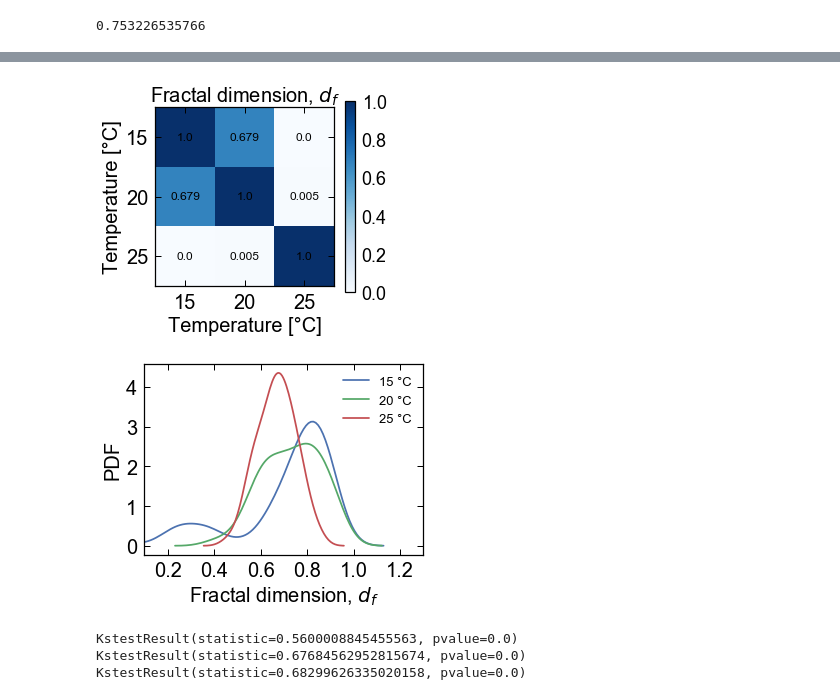
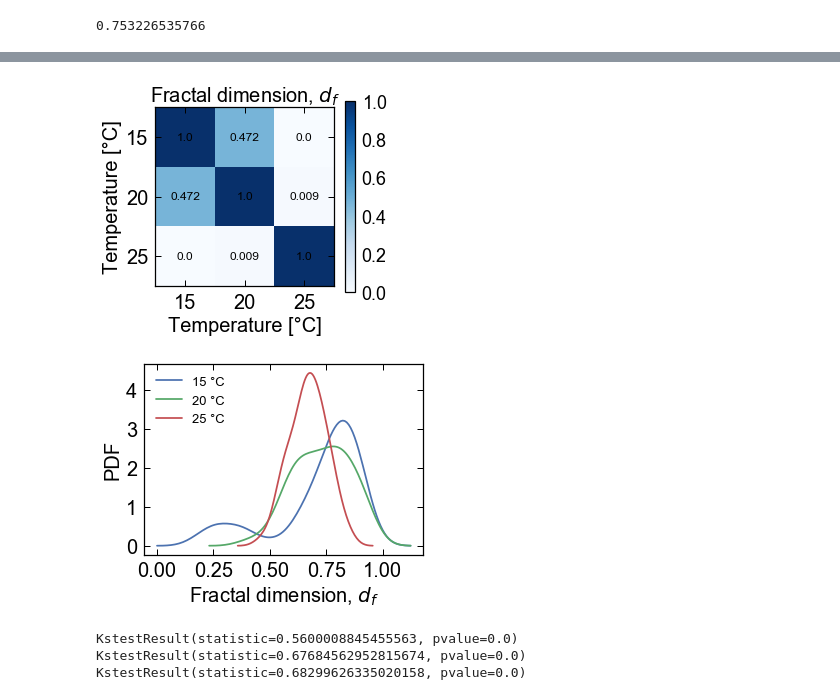
Before and after one commit to lgaalves/CelegansMotility, a Jupyter notebook: python/data_analysis.ipynb, the cells around one changed output, grey strips where cells are left out. Saved outputs shown, nothing was run; the diff lists cells and outputs as text; code cells hidden in the pictures.

```diff
--- a/python/data_analysis.ipynb
+++ b/python/data_analysis.ipynb
@@ -64,6 +68,11 @@ sns.set_style({"xtick.direction": "in",
                'axes.edgecolor': 'black',
                'axes.labelcolor': 'black',
                'text.color': 'black'})
+# %%
+mpl.rcParams['boxplot.flierprops.color'] = '#bdbdbd'
+mpl.rcParams['boxplot.flierprops.marker'] = 'o'
+mpl.rcParams['boxplot.flierprops.markerfacecolor'] = '#bdbdbd'
+mpl.rcParams['boxplot.flierprops.markeredgecolor'] = 'k'
 # %% [markdown]
 # Functions
 # %%
@@ -1046,7 +1060,7 @@ for i in [15,20,25]:
     exp_means=[result[k][1] for k in range(0,4)]
 
 
-    ax.bar(ind + width+step, exp_means, width, yerr=yerr,alpha=0.7,label="Age = "+str(i))
+    ax.bar(ind + width+step, exp_means, width, yerr=yerr,alpha=0.7,label=str(i)+" °C")
     step=step+ width+0.01
 
 
@@ -1244,7 +1260,7 @@ if processdata==True:
 df_temperature=pd.DataFrame()
 for temp in [15,20,25]:
     df=pd.read_csv('../results/fd_exp-{}.csv'.format(temp),names=[temp])
-    df_temperature[temp]=df[temp]
+    df_temperature[temp]=df[temp][df[temp]>0]
 # %%
 data_to_plot=[list(df_temperature[x].dropna()) for x in list(df_temperature.columns)]
 box_plot_temp(data_to_plot,ymin=0,ymax=1,ylabel='Fractal dimension, $d_f$')
@@ -1256,21 +1272,23 @@ p=test2samples_temp(np.array(data_to_plot))
 matrix_plot_temp(p,title='Fractal dimension, $d_f$')
 plt.savefig('../figures/temp_fractal_dimension_matrix.pdf', bbox_inches='tight')
 # %% [output]
-[figure, old version]
+[figure, new version]
+# %%
+data_to_plot=[np.array(x) for x in data_to_plot]
 # %%
 fig = plt.figure(1, figsize=(5,3.5))
 ax = fig.add_subplot(111)
 for t in [0,1,2]:
-    sns.distplot(data_to_plot[t],hist=False, rug=False,label=str(t*5+15)+" °C")
+    sns.distplot(data_to_plot[t][data_to_plot[t]>0],hist=False, rug=False,label=str(t*5+15)+" °C")
 
 ax.legend(fontsize=13)
 ax.set_xlabel('Fractal dimension, $d_f$')
 ax.set_ylabel('PDF')
-ax.set_xlim(0.1,1.3)
+#ax.set_xlim(0,1.3)
 increase_font(ax,20)
 plt.savefig('../figures/temp_fractal_dimension_dist.pdf', bbox_inches='tight')
 # %% [output]
-[figure, old version]
+[figure, new version]
 # %%
 for temp in [0,1,2]:
     print(stats.kstest(data_to_plot[temp], 'norm'))
```
Also changed, not shown: parts of 19 cells of this notebook, 15 other files.
